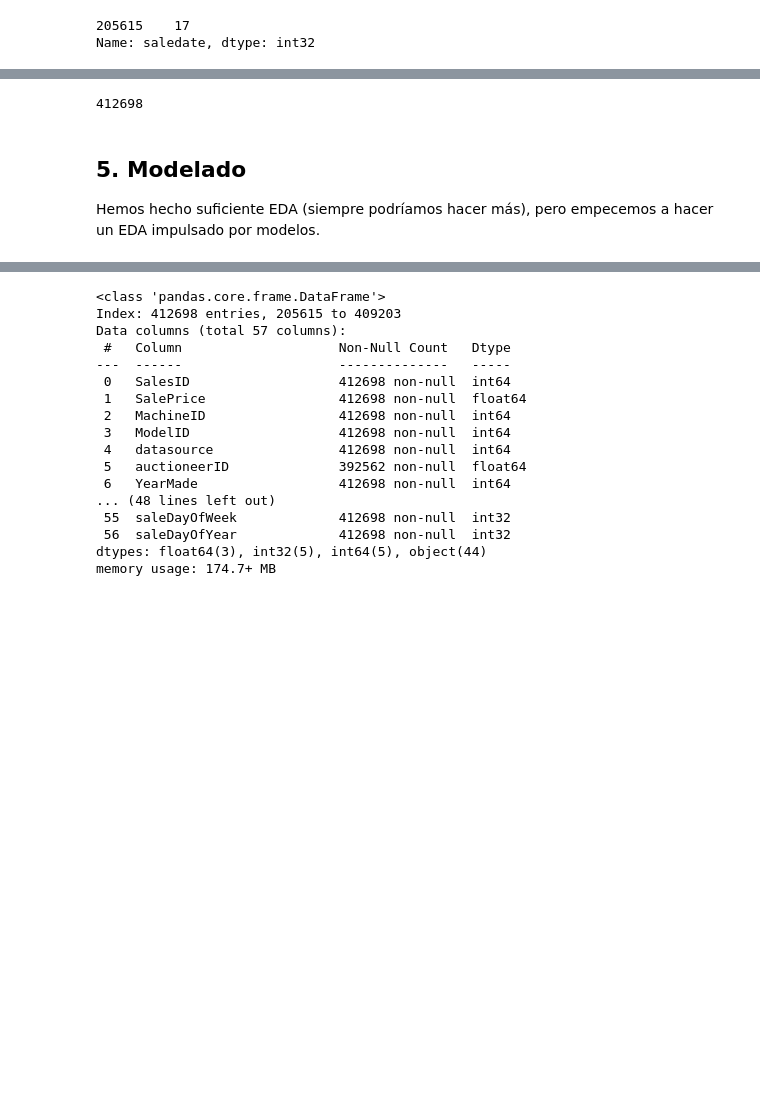
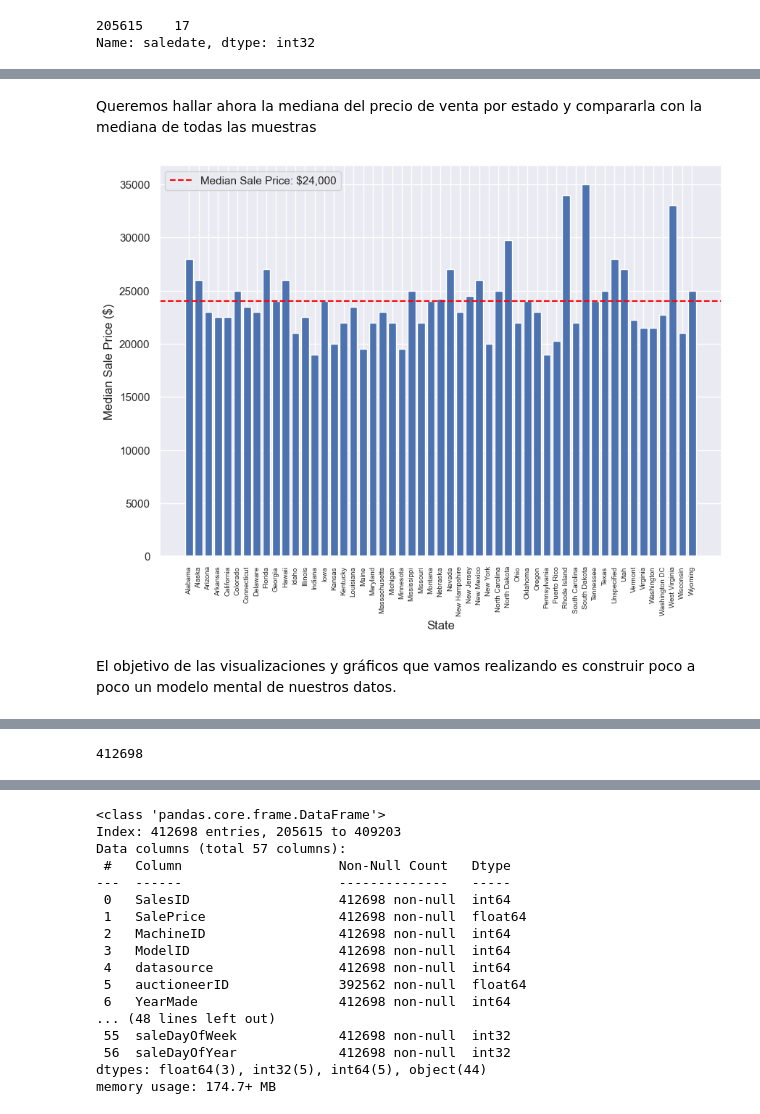
Before and after one commit to rociobenitez/AI-ML-DataScience-Bootcamp, a Jupyter notebook: notebooks/5-structured-data-projects/bluebook-bulldozer-price-regression.ipynb, the cells around one changed output, grey strips where cells are left out. Drawn from its saved outputs; the diff is of its cells as text; code cells hidden in the pictures; blank space fills up the shorter version.

```diff
--- a/notebooks/5-structured-data-projects/bluebook-bulldozer-price-regression.ipynb
+++ b/notebooks/5-structured-data-projects/bluebook-bulldozer-price-regression.ipynb
@@ -358,3 +399,26 @@ Name: count, dtype: int64
+# %% [markdown]
+Queremos hallar ahora la mediana del precio de venta por estado y compararla con la mediana de todas las muestras
+# %%
+# Agrupar DataFrame por saleMonth y luego encontrar la mediana SalePrice por estado, así como en todo el dataset
+median_prices_by_state = df_tmp.groupby(["state"])["SalePrice"].median() # esto devolverá una Serie pandas en lugar de un DataFrame
+median_sale_price = df_tmp["SalePrice"].median()
+
+# Crear un gráfico que compare el precio medio de venta por estado con el precio medio de venta global
+plt.figure(figsize=(10, 7))
+plt.bar(x=median_prices_by_state.index, # Como estamos trabajando con una Serie, podemos utilizar el índice (nombres de los estados) como los valores x
+        height=median_prices_by_state.values)
+plt.xlabel("State")
+plt.ylabel("Median Sale Price ($)")
+plt.xticks(rotation=90, fontsize=7);
+plt.axhline(y=median_sale_price,
+            color="red",
+            linestyle="--",
+            label=f"Median Sale Price: ${median_sale_price:,.0f}")
+plt.legend();
+# %% [output]
+[figure, added]
+# %% [markdown]
+El objetivo de las visualizaciones y gráficos que vamos realizando es construir poco a poco un modelo mental de nuestros datos.
 # %%
 df_tmp.head()
 # %% [output]
@@ -369,7 +433,3 @@ df_tmp.head()
 len(df_tmp)
 # %% [output]
 412698
-# %% [markdown]
-## 5. Modelado
-
-Hemos hecho suficiente EDA (siempre podríamos hacer más), pero empecemos a hacer un EDA impulsado por modelos.
```
Also changed, not shown: parts of 95 cells of this notebook.
